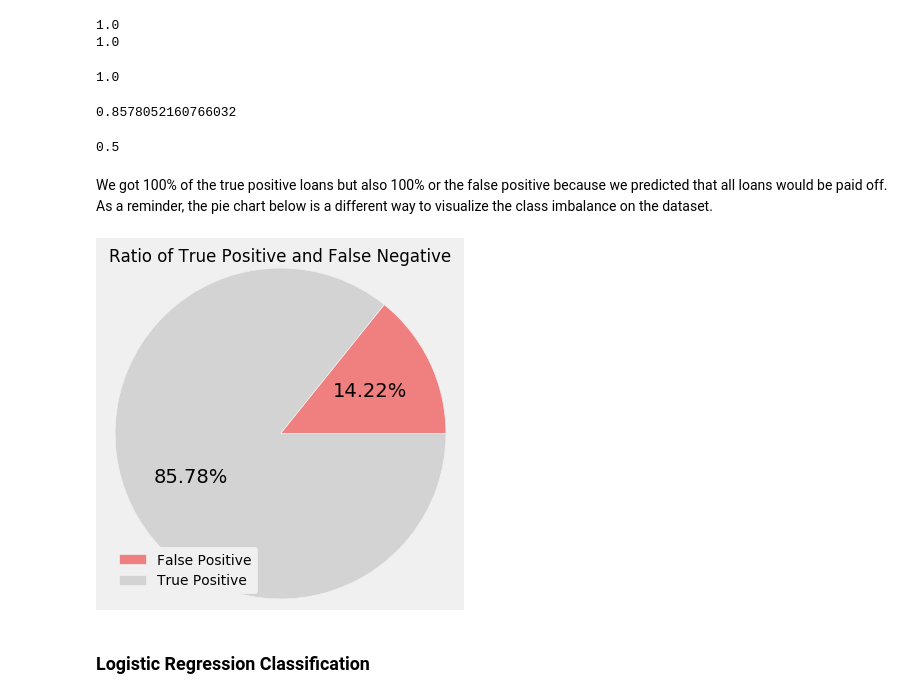
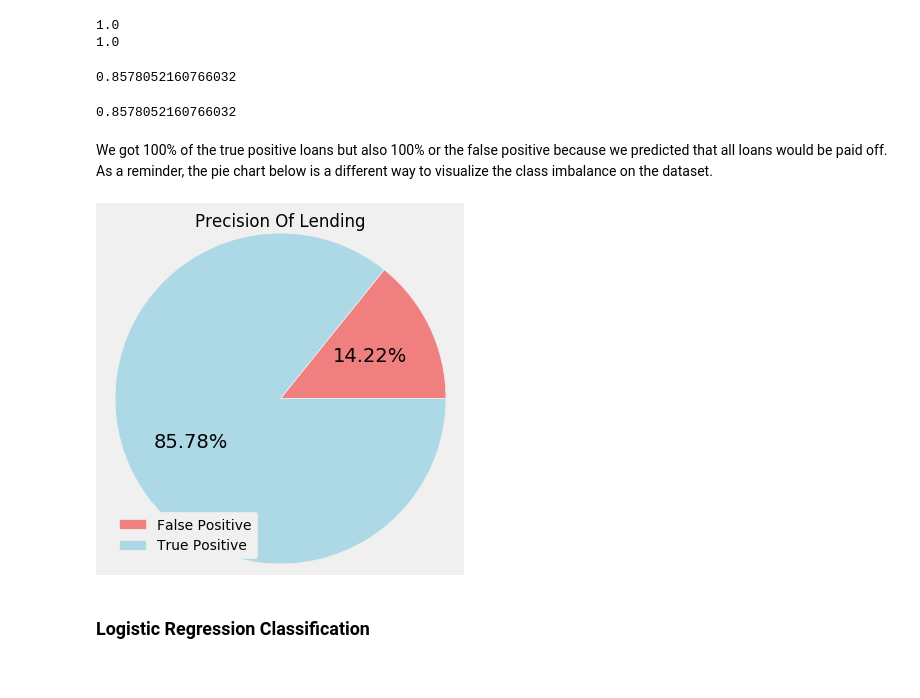
Before and after one commit to lemoinef/Loan-Default-Prediction, a Jupyter notebook: loan_default_prediction.ipynb, the cells around one changed output. Drawn from its saved outputs; the diff is of its cells as text; code cells hidden in the pictures.

```diff
--- a/loan_default_prediction.ipynb
+++ b/loan_default_prediction.ipynb
@@ -614,38 +614,31 @@ print float(false_positive_rate)
 1.0
 1.0
 # %%
-accuracy = float(true_positive + false_positive)/float(true_positive + false_positive+ false_negative + true_negative)
+accuracy = float(true_positive + true_negative)/float(true_positive + false_positive+ false_negative + true_negative)
 accuracy
 # %% [output]
-1.0
+0.8578052160766032
 # %%
 precision = float(true_positive)/float(true_positive + false_positive)
 precision
 # %% [output]
 0.8578052160766032
-# %%
-sensitivity = float(true_positive)/float(true_positive+false_negative)
-specificity = float(true_negative)/float(false_positive+true_negative)
-bal_acc =  (sensitivity + specificity)/2
-bal_acc
-# %% [output]
-0.5
 # %% [markdown]
 We got 100% of the true positive loans but also 100% or the false positive because we predicted that all loans would be paid off. As a reminder, the pie chart below is a different way to visualize the class imbalance on the dataset.
 # %%
- # Data to plot
+# Data to plot
 labels = 'False Positive', 'True Positive'
-sizes = [false_positive, true_positive]
-colors = ['lightcoral', 'lightgrey']
+sizes = [1-precision, precision]
+colors = ['lightcoral', 'lightblue']
 # Plot
 plt.figure(figsize=(4,4))
 plt.pie(sizes, colors=colors, autopct='%1.2f%%', shadow=False, startangle=0)
-plt.title('Ratio of True Positive and False Negative', fontsize=12)
+plt.title('Precision Of Lending', fontsize=12)
 plt.legend(labels, loc='lower left', fontsize=10)
 plt.axis('equal')
 plt.show()
 # %% [output]
-[figure, old version]
+[figure, new version]
 # %% [markdown]
 ### Logistic Regression Classification
 # %% [markdown]
```
Also changed, not shown: parts of 16 cells of this notebook.
